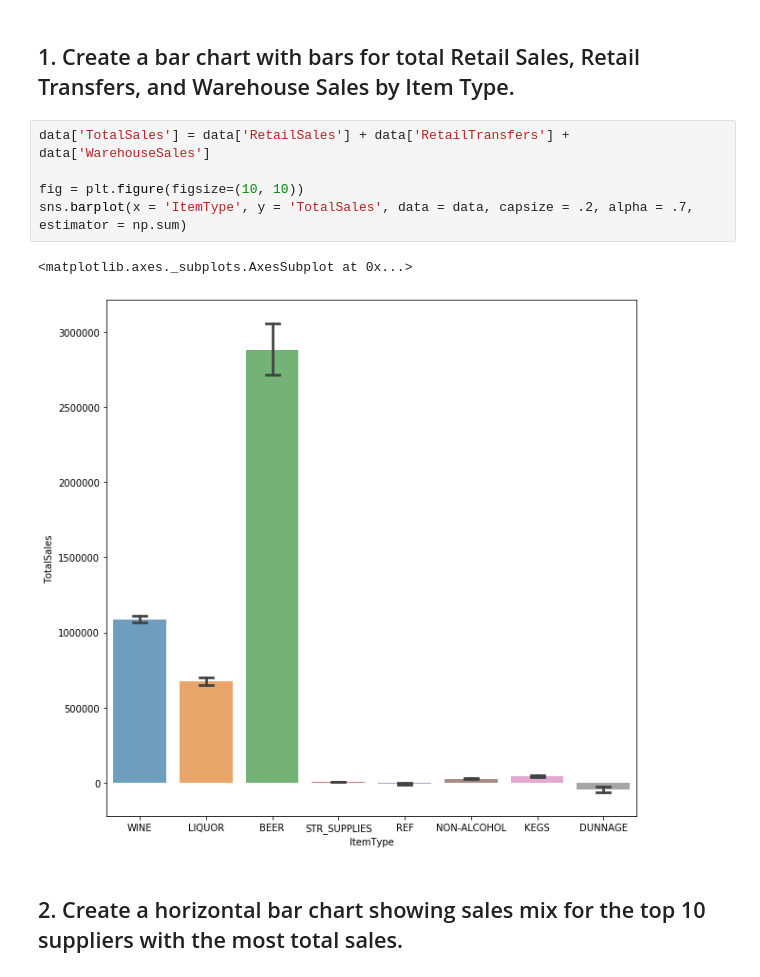
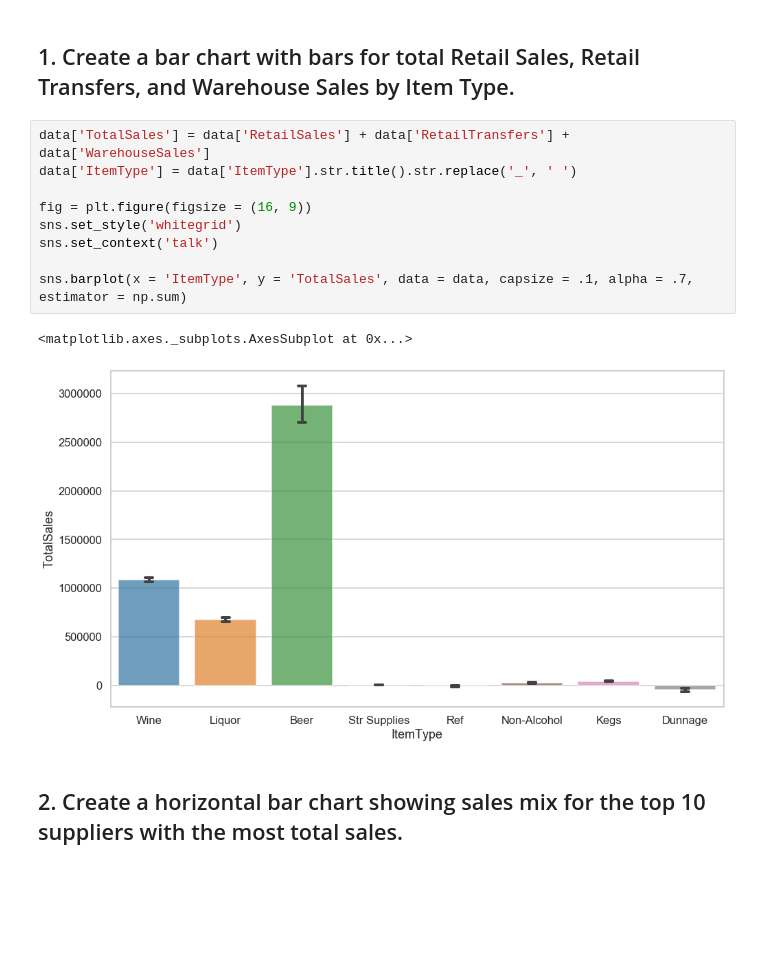
Before and after one commit to ironhack-datalabs/datamia0819, a Jupyter notebook: module-2/lab-plotting-multiple-data-series/your-code/main.ipynb, the cells around one changed output. Drawn from its saved outputs; the diff is of its cells as text; blank space fills up the shorter version.

```diff
--- a/module-2/lab-plotting-multiple-data-series/your-code/main.ipynb
+++ b/module-2/lab-plotting-multiple-data-series/your-code/main.ipynb
@@ -25,12 +25,16 @@ data.head()
 ## 1. Create a bar chart with bars for total Retail Sales, Retail Transfers, and Warehouse Sales by Item Type.
 # %%
 data['TotalSales'] = data['RetailSales'] + data['RetailTransfers'] + data['WarehouseSales']
+data['ItemType'] = data['ItemType'].str.title().str.replace('_', ' ')
 
-fig = plt.figure(figsize=(10, 10))
-sns.barplot(x = 'ItemType', y = 'TotalSales', data = data, capsize = .2, alpha = .7, estimator = np.sum)
+fig = plt.figure(figsize = (16, 9))
+sns.set_style('whitegrid')
+sns.set_context('talk')
+
+sns.barplot(x = 'ItemType', y = 'TotalSales', data = data, capsize = .1, alpha = .7, estimator = np.sum)
 # %% [output]
 <matplotlib.axes._subplots.AxesSubplot at 0x...>
-[figure, old version]
+[figure, new version]
 # %% [markdown]
 ## 2. Create a horizontal bar chart showing sales mix for the top 10 suppliers with the most total sales.
 # %%
```
Also changed, not shown: parts of 6 cells of this notebook.
